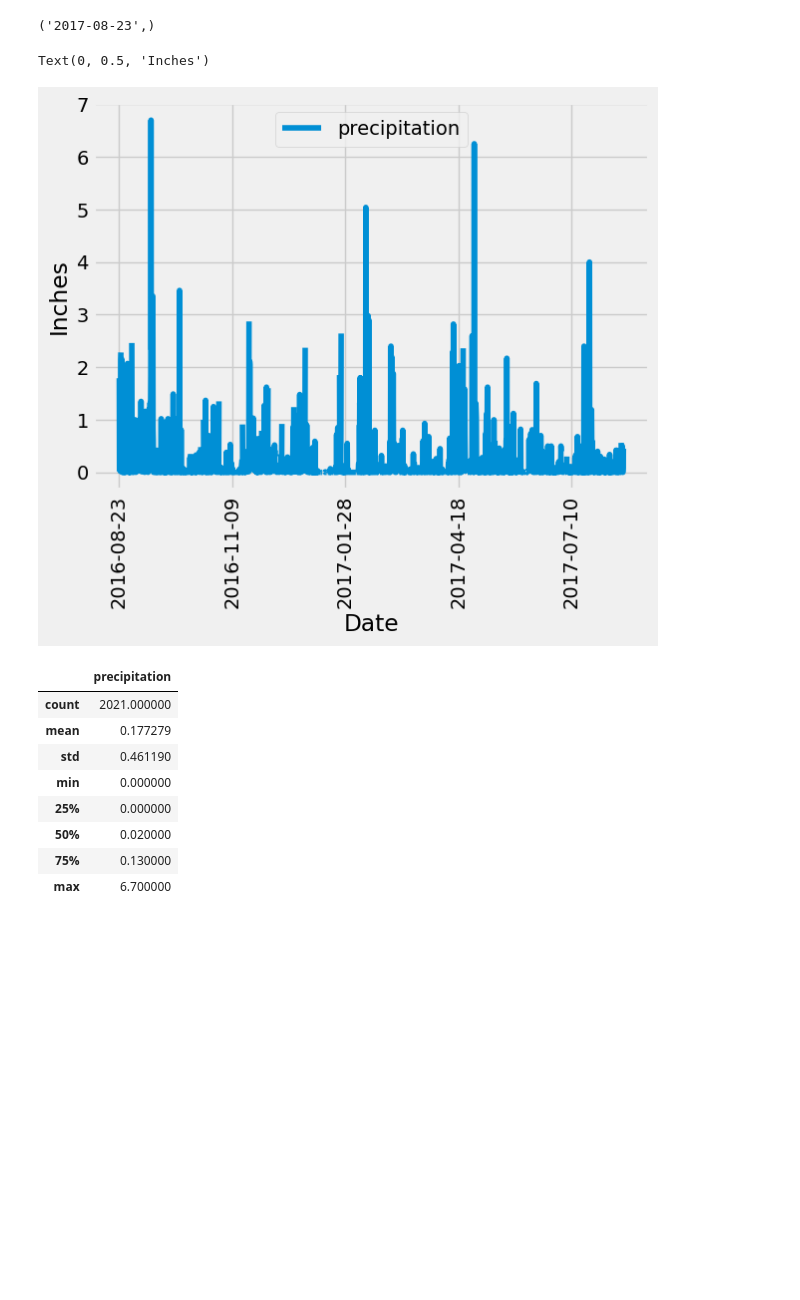
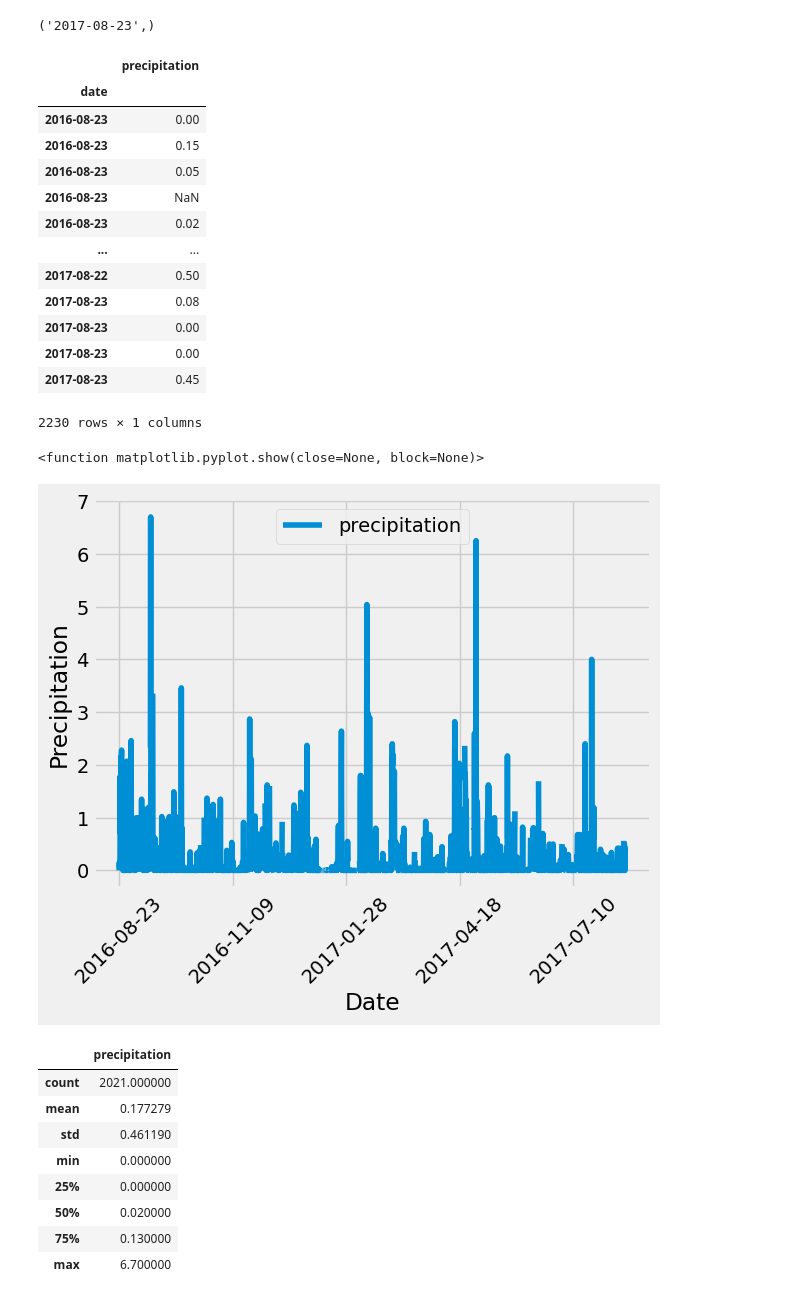
Before and after one commit to rosamp1/sqlalchemy-challenge, a Jupyter notebook: SurfsUp/climate_starter.ipynb, the cells around one changed output. Cells and saved outputs as stored; diff of their text form; code cells hidden in the pictures; blank space fills up the shorter version.

```diff
--- a/SurfsUp/climate_starter.ipynb
+++ b/SurfsUp/climate_starter.ipynb
@@ -41,20 +49,46 @@ engine = create_engine("sqlite:///Resources/hawaii.sqlite")
 # Starting from the most recent data point in the database.
 
 # Calculate the date one year from the last date in data set.
-
-
+year_ago = dt.date(2017, 8, 23) - dt.timedelta(days=365)
+year_ago
 # Perform a query to retrieve the data and precipitation scores
 
+year_ago_data = session.query(Measurement.date , Measurement.prcp).\
+        filter(Measurement.date >= year_ago).\
+        order_by(Measurement.date).all()
 
 # Save the query results as a Pandas DataFrame. Explicitly set the column names
 
-
+df = pd.DataFrame(year_ago_data, columns=["date", "precipitation"])
+df.set_index("date", inplace=True)
+df
 # Sort the dataframe by date
-
-
-# Use Pandas Plotting with Matplotlib to plot the data
+df = df.sort_values(by = ['date'])
+df
 # %% [output]
+|  | precipitation |
+| date |  |
+| 2016-08-23 | 0.00 |
+| 2016-08-23 | 0.15 |
+| 2016-08-23 | 0.05 |
+| 2016-08-23 | NaN |
+| 2016-08-23 | 0.02 |
+| ... | ... |
+| 2017-08-22 | 0.50 |
+| 2017-08-23 | 0.08 |
+| 2017-08-23 | 0.00 |
+| 2017-08-23 | 0.00 |
+| 2017-08-23 | 0.45 |
-Text(0, 0.5, 'Inches')
+2230 rows × 1 columns
-[figure, removed]
+# %%
+# Use Pandas Plotting with Matplotlib to plot the data
+df.plot()
+plt.ylabel("Precipitation")
+plt.xlabel("Date")
+plt.xticks(rotation=45)
+plt.show
+# %% [output]
+<function matplotlib.pyplot.show(close=None, block=None)>
+[figure, added]
 # %%
 # Use Pandas to calculate the summary statistics for the precipitation data
```
Also changed, not shown: parts of 11 cells of this notebook.
